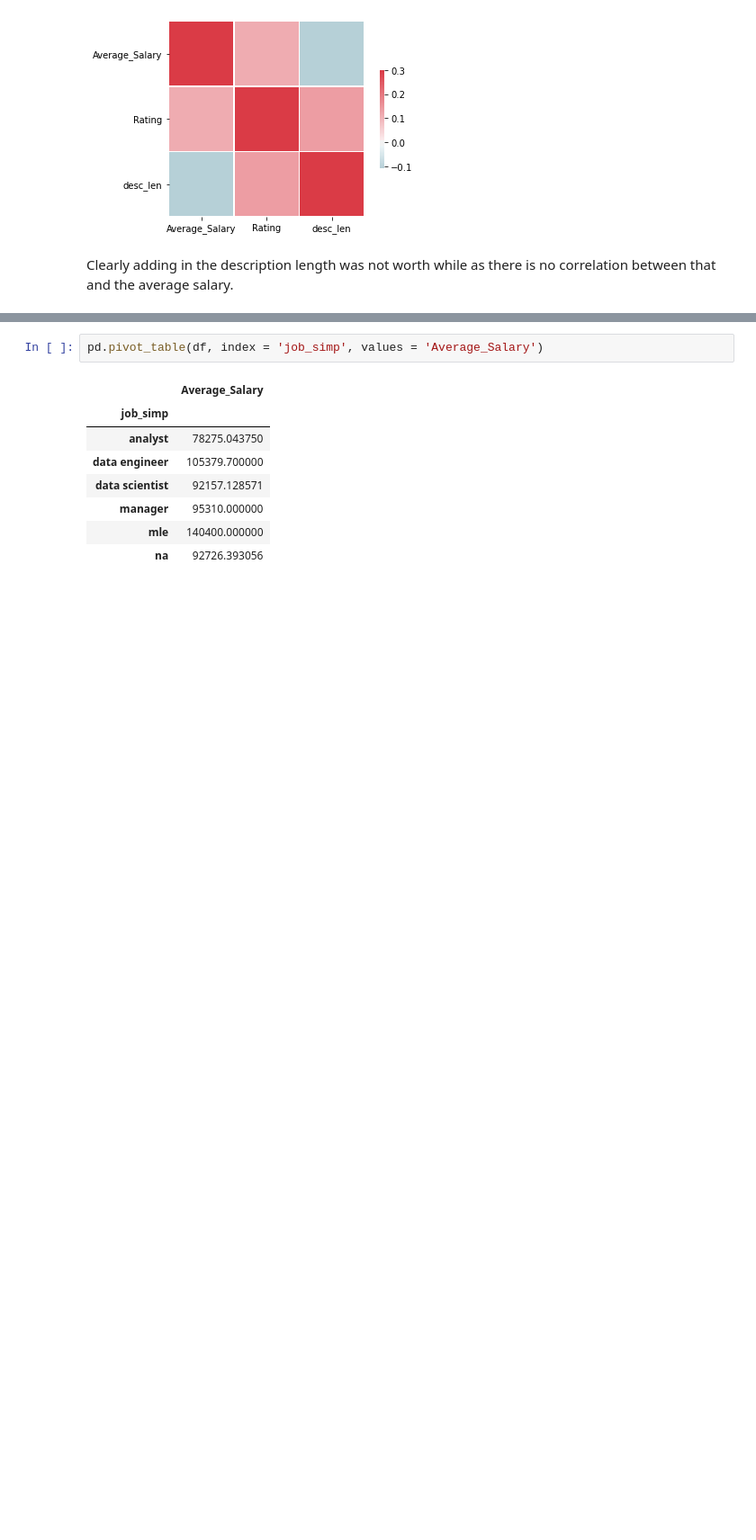
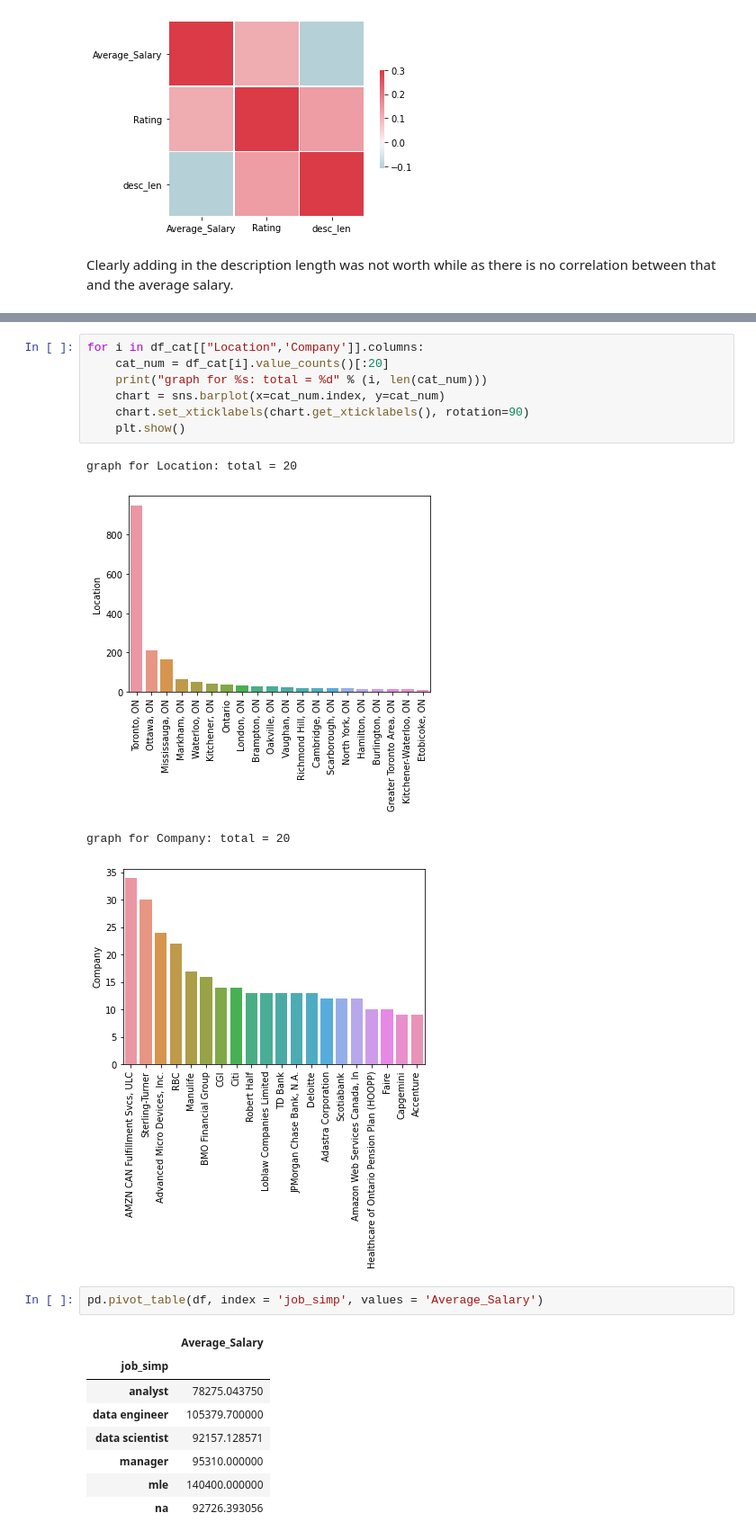
Before and after one commit to Mindle99/Web_Scrape, a Jupyter notebook: indeed_salary_eda.ipynb, the cells around one changed output, grey strips where cells are left out. Shown at 90% size. Drawn from its saved outputs; the diff is of its cells as text; blank space fills up the shorter version.

```diff
--- a/indeed_salary_eda.ipynb
+++ b/indeed_salary_eda.ipynb
@@ -372,3 +421,15 @@ graph for job_simp: total = 7
+# %%
+for i in df_cat[["Location",'Company']].columns:
+    cat_num = df_cat[i].value_counts()[:20]
+    print("graph for %s: total = %d" % (i, len(cat_num)))
+    chart = sns.barplot(x=cat_num.index, y=cat_num)
+    chart.set_xticklabels(chart.get_xticklabels(), rotation=90)
+    plt.show()
+# %% [output]
+graph for Location: total = 20
+[figure, added]
+graph for Company: total = 20
+[figure, added]
 # %%
 pd.pivot_table(df, index = 'job_simp', values = 'Average_Salary')
 # %% [output]
```
Also changed, not shown: parts of 20 cells of this notebook, 1 other file.
